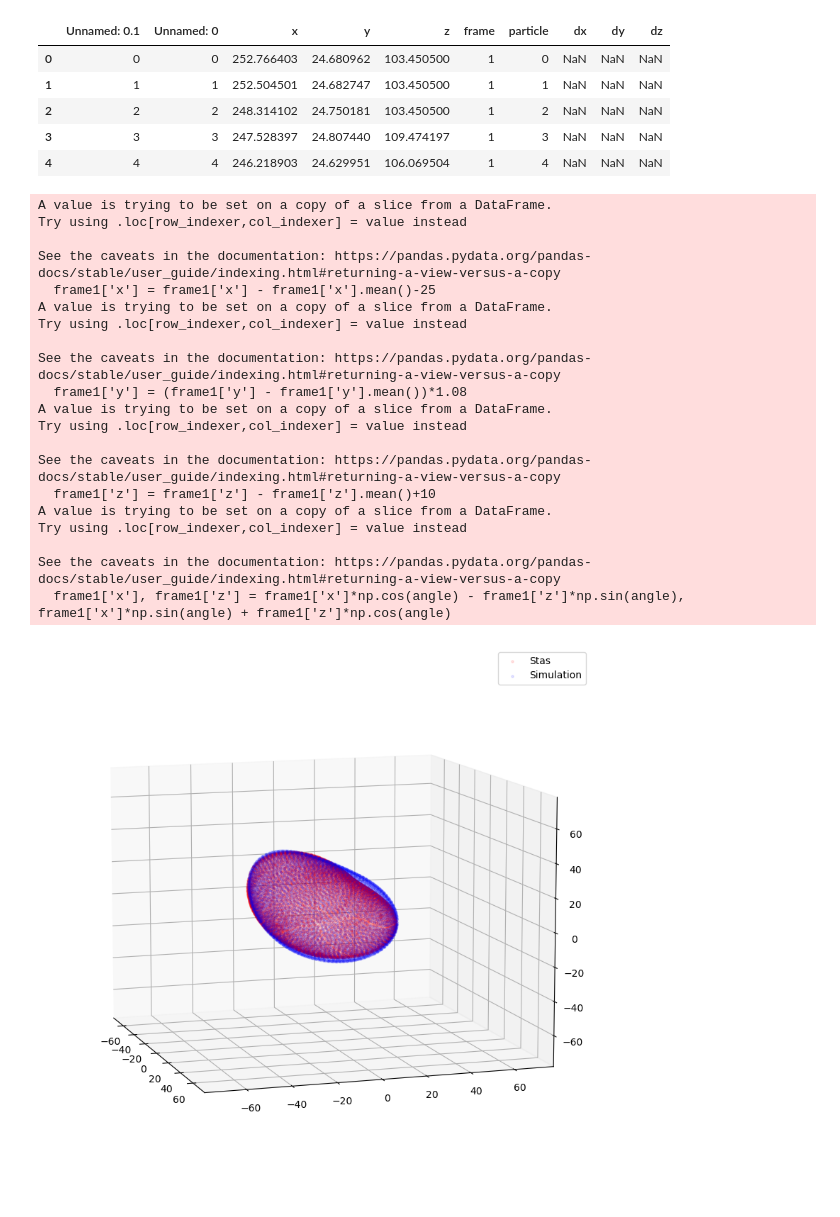
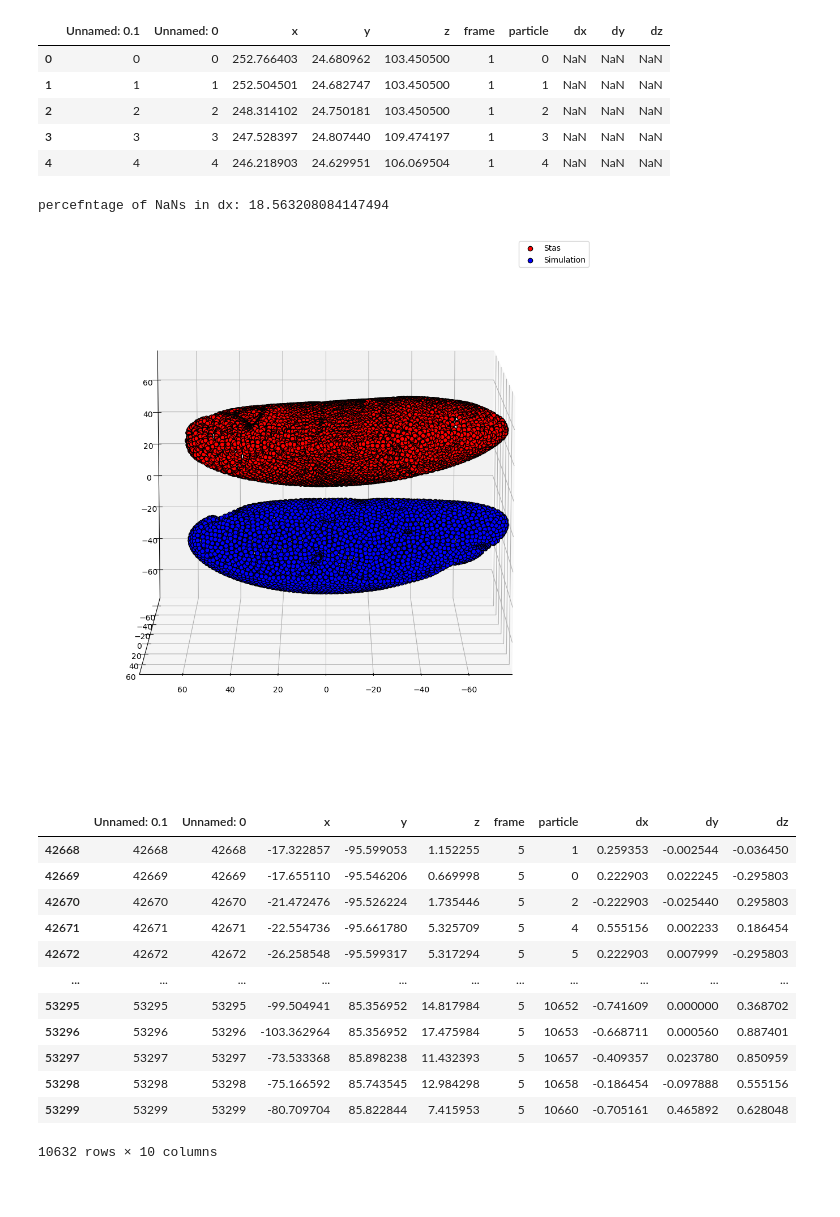
Before and after one commit to JakobSchauser/Thesis, a Jupyter notebook: CompareToData/CompareTesting.ipynb, the cells around one changed output. Drawn from its saved outputs; the diff is of its cells as text; code cells hidden in the pictures; blank space fills up the shorter version.

Commit message:
Okay, data analysis is now udnerway

```diff
--- a/CompareToData/CompareTesting.ipynb
+++ b/CompareToData/CompareTesting.ipynb
@@ -16,3 +38,8 @@ stas.head()
+# %%
+# count nans in dx
+print('percefntage of NaNs in dx:', tracked_and_rescaled['dx'].isna().sum()/len(tracked_and_rescaled['dx'])*100)
+# %% [output]
+percefntage of NaNs in dx: 18.563208084147494
 # %%
 import h5py
 import numpy as np
@@ -27,69 +54,58 @@ from IPython.display import HTML
 
 import matplotlib.pyplot as plt
 from mpl_toolkits.mplot3d import Axes3D
 # make animation
 from matplotlib.animation import FuncAnimation
 
-fig = plt.figure(figsize = (10,10))
+fig = plt.figure(figsize = (10,10), tight_layout = True)
 ax = fig.add_subplot(111, projection='3d',)
 
-frame1 = stas[stas['frame'] == 1]
-
-frame1['x'] = frame1['x'] - frame1['x'].mean()-25
-frame1['y'] = (frame1['y'] - frame1['y'].mean())*1.08
-frame1['z'] = frame1['z'] - frame1['z'].mean()+10
-
-# rotate 10 degrees around y axis
-angle = -np.pi/180*8
-frame1['x'], frame1['z'] = frame1['x']*np.cos(angle) - frame1['z']*np.sin(angle), frame1['x']*np.sin(angle) + frame1['z']*np.cos(angle)
-
-
-s = 3.6
 
 
 def func(i):
     ax.clear()
-    ax.scatter(frame1['x']/s, frame1['y']/s, frame1['z']/s, c='r', marker='.', alpha = 0.1, label = 'Stas')
 
-    x,y,z = sim[0].T
+    frame1 = tracked_and_rescaled[tracked_and_rescaled['frame'] == i+1]
 
 
-    ax.scatter(x, y, z, c='b', marker='.', alpha = 0.1, label = 'Simulation')
+
+    ax.scatter(frame1['x'], frame1['y'], frame1['z']+35, c='r', marker='.', alpha = 1, label = 'Stas', s = 140, edgecolors='k', zorder = 10)
+
+    x,y,z = sim[i*50].T
+
+
+    ax.scatter(x, y, z-25, c='b', marker='.', alpha = 1, label = 'Simulation', s = 140, edgecolors='k')
 
     plt.xlim(-75,75)
     plt.ylim(-75,75)
     ax.set_zlim(-75,75)
 
     # set the camera angle
-    ax.view_init(elev=10, azim=i*360/20)
+    ax.view_init(elev=10, azim=90)
 
     plt.legend()
     return ax
 
 ani = FuncAnimation(fig, func, frames=np.arange(0, 20), interval=100)
 
-ani.save('comparison.mp4', writer='ffmpeg', fps=10)
+ani.save('comparison_3.mp4', writer='ffmpeg', fps=2)
 
 plt.show()
 # %% [output]
-A value is trying to be set on a copy of a slice from a DataFrame.
-Try using .loc[row_indexer,col_indexer] = value instead
-
-See the caveats in the documentation: https://pandas.pydata.org/pandas-docs/stable/user_guide/indexing.html#returning-a-view-versus-a-copy
-  frame1['x'] = frame1['x'] - frame1['x'].mean()-25
-A value is trying to be set on a copy of a slice from a DataFrame.
-Try using .loc[row_indexer,col_indexer] = value instead
-
-See the caveats in the documentation: https://pandas.pydata.org/pandas-docs/stable/user_guide/indexing.html#returning-a-view-versus-a-copy
-  frame1['y'] = (frame1['y'] - frame1['y'].mean())*1.08
-A value is trying to be set on a copy of a slice from a DataFrame.
-Try using .loc[row_indexer,col_indexer] = value instead
-
-See the caveats in the documentation: https://pandas.pydata.org/pandas-docs/stable/user_guide/indexing.html#returning-a-view-versus-a-copy
-  frame1['z'] = frame1['z'] - frame1['z'].mean()+10
-A value is trying to be set on a copy of a slice from a DataFrame.
-Try using .loc[row_indexer,col_indexer] = value instead
-
-See the caveats in the documentation: https://pandas.pydata.org/pandas-docs/stable/user_guide/indexing.html#returning-a-view-versus-a-copy
-  frame1['x'], frame1['z'] = frame1['x']*np.cos(angle) - frame1['z']*np.sin(angle), frame1['x']*np.sin(angle) + frame1['z']*np.cos(angle)
-[figure, old version]
+[figure, new version]
+# %%
+tracked_and_rescaled[tracked_and_rescaled.frame == 5]
+# %% [output]
+|  | Unnamed: 0.1 | Unnamed: 0 | x | y | z | frame | particle | dx | dy | dz |
+| 42668 | 42668 | 42668 | -17.322857 | -95.599053 | 1.152255 | 5 | 1 | 0.259353 | -0.002544 | -0.036450 |
+| 42669 | 42669 | 42669 | -17.655110 | -95.546206 | 0.669998 | 5 | 0 | 0.222903 | 0.022245 | -0.295803 |
+| 42670 | 42670 | 42670 | -21.472476 | -95.526224 | 1.735446 | 5 | 2 | -0.222903 | -0.025440 | 0.295803 |
+| 42671 | 42671 | 42671 | -22.554736 | -95.661780 | 5.325709 | 5 | 4 | 0.555156 | 0.002233 | 0.186454 |
+| 42672 | 42672 | 42672 | -26.258548 | -95.599317 | 5.317294 | 5 | 5 | 0.222903 | 0.007999 | -0.295803 |
+| ... | ... | ... | ... | ... | ... | ... | ... | ... | ... | ... |
+| 53295 | 53295 | 53295 | -99.504941 | 85.356952 | 14.817984 | 5 | 10652 | -0.741609 | 0.000000 | 0.368702 |
+| 53296 | 53296 | 53296 | -103.362964 | 85.356952 | 17.475984 | 5 | 10653 | -0.668711 | 0.000560 | 0.887401 |
+| 53297 | 53297 | 53297 | -73.533368 | 85.898238 | 11.432393 | 5 | 10657 | -0.409357 | 0.023780 | 0.850959 |
+| 53298 | 53298 | 53298 | -75.166592 | 85.743545 | 12.984298 | 5 | 10658 | -0.186454 | -0.097888 | 0.555156 |
+| 53299 | 53299 | 53299 | -80.709704 | 85.822844 | 7.415953 | 5 | 10660 | -0.705161 | 0.465892 | 0.628048 |
+10632 rows × 10 columns
```
Also changed, not shown: parts of 6 cells of this notebook, 10 other files.
